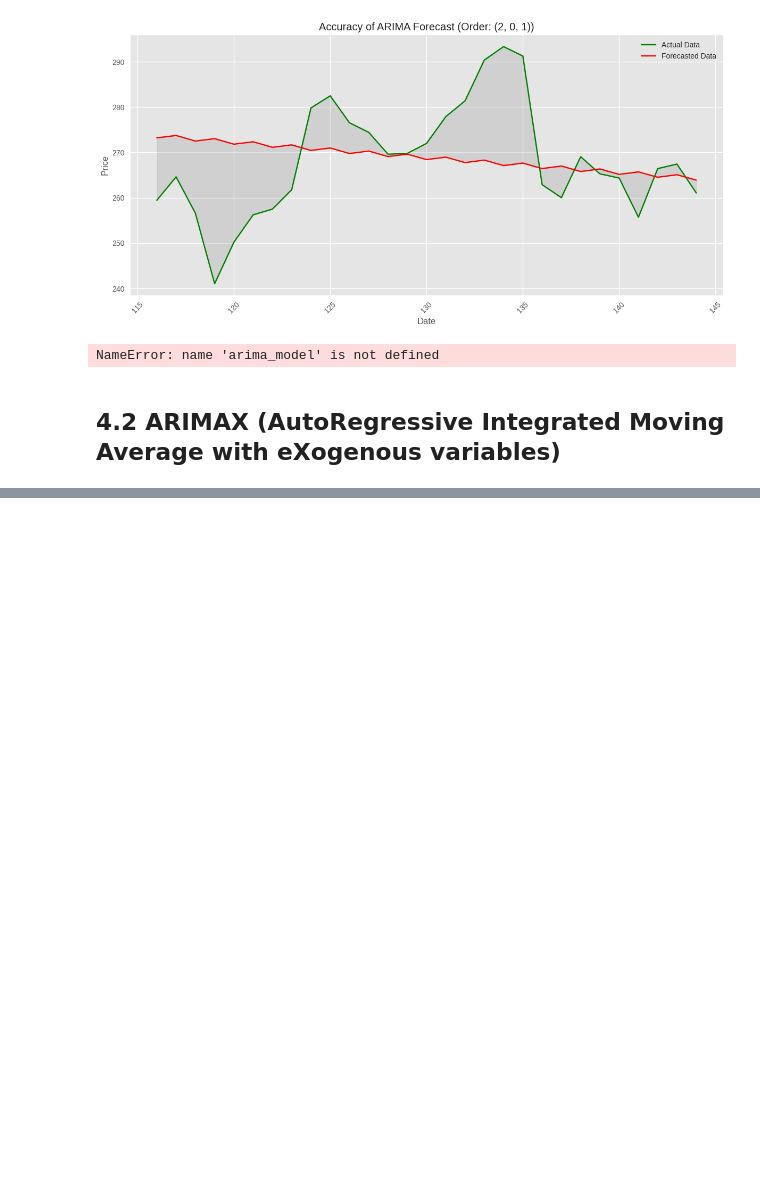
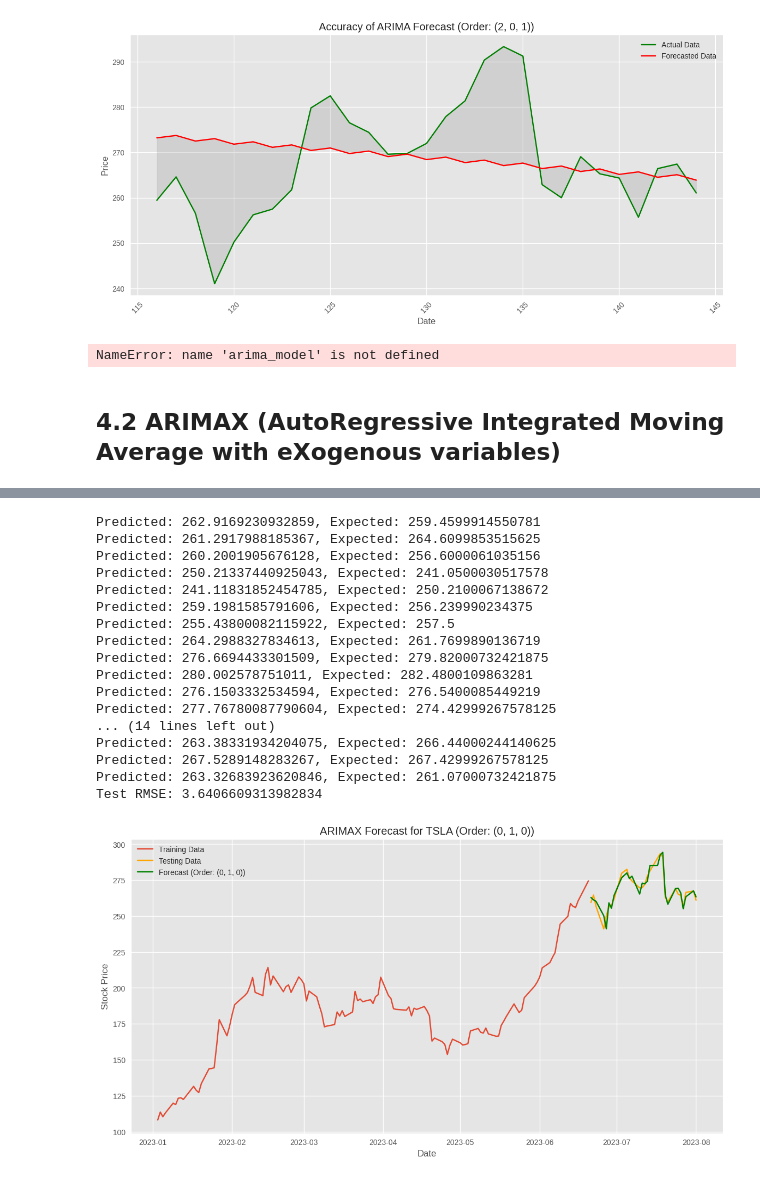
Before and after one commit to Foluwa/mscthesis, a Jupyter notebook: Copy_of_MSCTHESIS.ipynb, the cells around one changed output, grey strips where cells are left out. Drawn from its saved outputs; the diff is of its cells as text; code cells hidden in the pictures; blank space fills up the shorter version.

```diff
--- a/Copy_of_MSCTHESIS.ipynb
+++ b/Copy_of_MSCTHESIS.ipynb
@@ -960,3 +960,5 @@ class ARIMAXModel:
         plt.ylabel('Stock Price')
         plt.legend()
         plt.show()
+# %%
+arimax_model = ARIMAXModel(ticker='TSLA', start_date='2023-01-01', end_date='2023-08-02', exog_vars=['Open', 'High', 'Low', 'Volume'])
@@ -962,0 +1027,22 @@ class ARIMAXModel:
+# %%
+# arimax_model.determine_arimax_order()  # Optionally, use auto_arima for optimal searching
+arimax_model.walk_forward_validation()
+# %% [output]
+Predicted: 262.9169230932859, Expected: 259.4599914550781
+Predicted: 261.2917988185367, Expected: 264.6099853515625
+Predicted: 260.2001905676128, Expected: 256.6000061035156
+Predicted: 250.21337440925043, Expected: 241.0500030517578
+Predicted: 241.11831852454785, Expected: 250.2100067138672
+Predicted: 259.1981585791606, Expected: 256.239990234375
+Predicted: 255.43800082115922, Expected: 257.5
+Predicted: 264.2988327834613, Expected: 261.7699890136719
+Predicted: 276.6694433301509, Expected: 279.82000732421875
+Predicted: 280.002578751011, Expected: 282.4800109863281
+Predicted: 276.1503332534594, Expected: 276.5400085449219
+Predicted: 277.76780087790604, Expected: 274.42999267578125
+... (14 lines left out)
+Predicted: 263.38331934204075, Expected: 266.44000244140625
+Predicted: 267.5289148283267, Expected: 267.42999267578125
+Predicted: 263.32683923620846, Expected: 261.07000732421875
+Test RMSE: 3.6406609313982834
+[figure, added]
```
Also changed, not shown: parts of 54 cells of this notebook.
